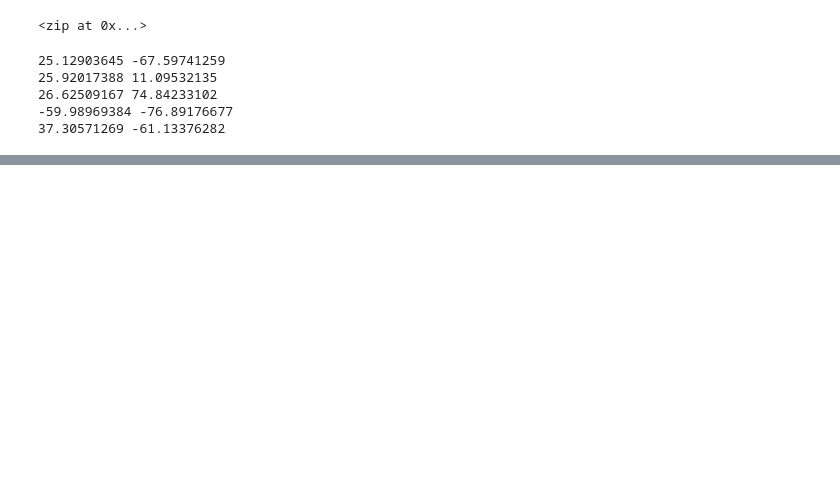
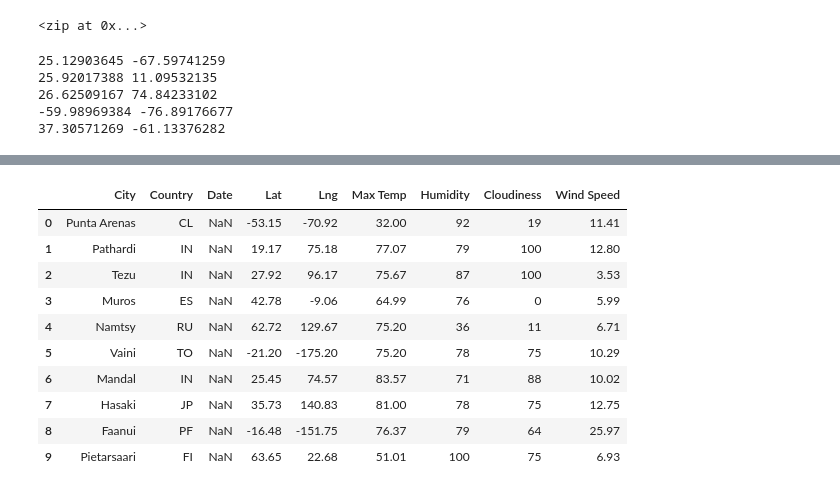
Before and after one commit to loydvalp/World_Weather_Analysis, a Jupyter notebook: WeatherPy.ipynb, the cells around one changed output, grey strips where cells are left out. Drawn from its saved outputs; the diff is of its cells as text; code cells hidden in the pictures; blank space fills up the shorter version.

```diff
--- a/WeatherPy.ipynb
+++ b/WeatherPy.ipynb
@@ -87,0 +295,16 @@ len(cities)
+# %%
+new_column_order  = ["City", "Country", "Date", "Lat", "Lng", "Max Temp", "Humidity", "Cloudiness", "Wind Speed"]
+city_data_df = city_data_df.reindex(columns = new_column_order)
+city_data_df.head(10)
+# %% [output]
+|  | City | Country | Date | Lat | Lng | Max Temp | Humidity | Cloudiness | Wind Speed |
+| 0 | Punta Arenas | CL | NaN | -53.15 | -70.92 | 32.00 | 92 | 19 | 11.41 |
+| 1 | Pathardi | IN | NaN | 19.17 | 75.18 | 77.07 | 79 | 100 | 12.80 |
+| 2 | Tezu | IN | NaN | 27.92 | 96.17 | 75.67 | 87 | 100 | 3.53 |
+| 3 | Muros | ES | NaN | 42.78 | -9.06 | 64.99 | 76 | 0 | 5.99 |
+| 4 | Namtsy | RU | NaN | 62.72 | 129.67 | 75.20 | 36 | 11 | 6.71 |
+| 5 | Vaini | TO | NaN | -21.20 | -175.20 | 75.20 | 78 | 75 | 10.29 |
+| 6 | Mandal | IN | NaN | 25.45 | 74.57 | 83.57 | 71 | 88 | 10.02 |
+| 7 | Hasaki | JP | NaN | 35.73 | 140.83 | 81.00 | 78 | 75 | 12.75 |
+| 8 | Faanui | PF | NaN | -16.48 | -151.75 | 76.37 | 79 | 64 | 25.97 |
+| 9 | Pietarsaari | FI | NaN | 63.65 | 22.68 | 51.01 | 100 | 75 | 6.93 |
```
Also changed, not shown: parts of 13 cells of this notebook, 3 other files.
